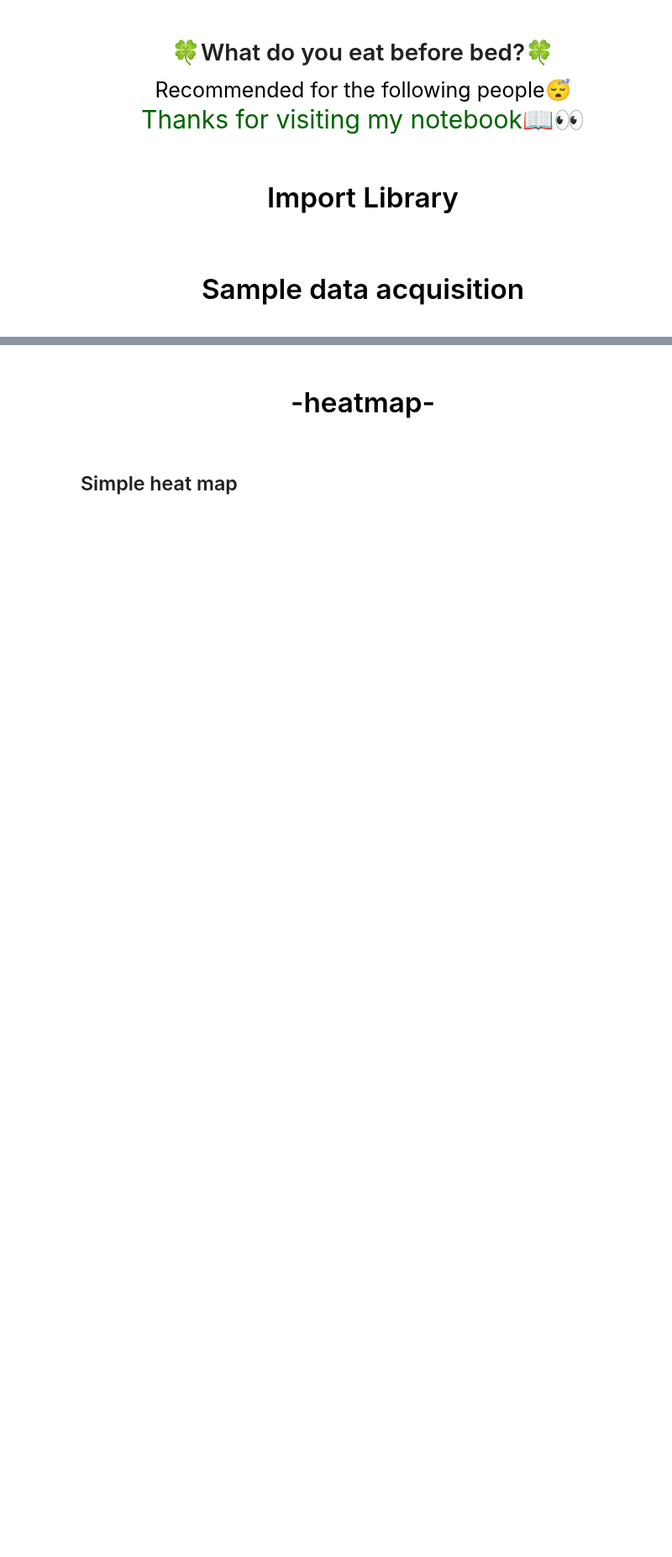
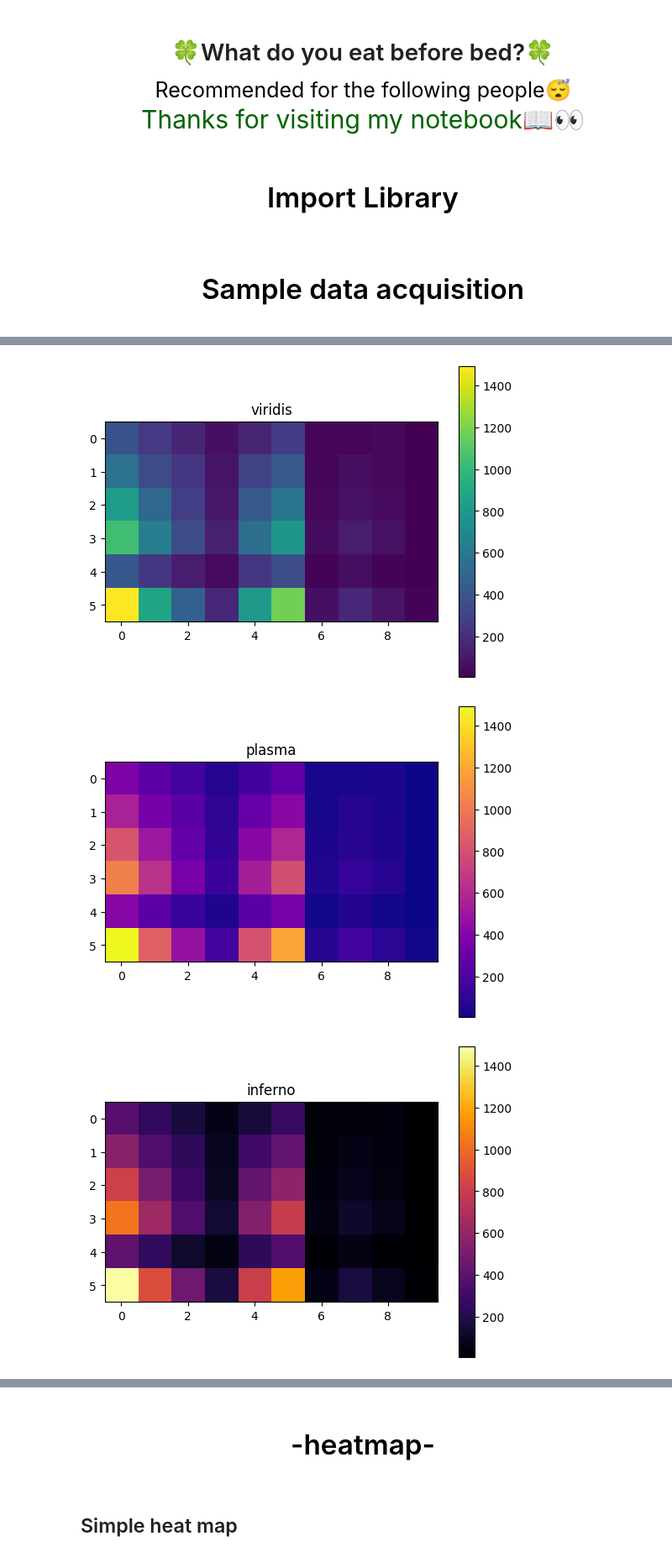
Before and after one commit to riicon72/kaggle, a Jupyter notebook: notebook_eda/eda-sleepingtime.ipynb, the cells around one changed output, grey strips where cells are left out. Shown at 84% size. Saved outputs shown, nothing was run; the diff lists cells and outputs as text; code cells hidden in the pictures; blank space fills up the shorter version.

Commit message:
Kaggle Notebook | 【EDA】heatmap_eda_type | Version 15

```diff
--- a/notebook_eda/eda-sleepingtime.ipynb
+++ b/notebook_eda/eda-sleepingtime.ipynb
@@ -42,0 +48,24 @@ df.iloc[:, :-1].describe().T.sort_values(by='std' , ascending = False)\
+# %%
+import matplotlib.pyplot as plt
+import numpy as np
+
+flights = pd.pivot_table(df, index='terms', columns='time', values= 'Eat well Drink well')
+df_list = []
+df_flights = pd.DataFrame(flights)
+df_list.append(df_flights)
+
+# カラーマップを試す
+cmaps = ['viridis', 'plasma', 'inferno', 'magma', 'cividis']
+
+for df_c in df_list:
+    for cmap in cmaps:
+        plt.figure()
+        plt.imshow(df_c, cmap=cmap)
+        plt.colorbar()
+        plt.title(cmap)
+
+plt.show()
+# %% [output]
+[figure, added]
+[figure, added]
+[figure, added]
```
Also changed, not shown: parts of 4 cells of this notebook.
